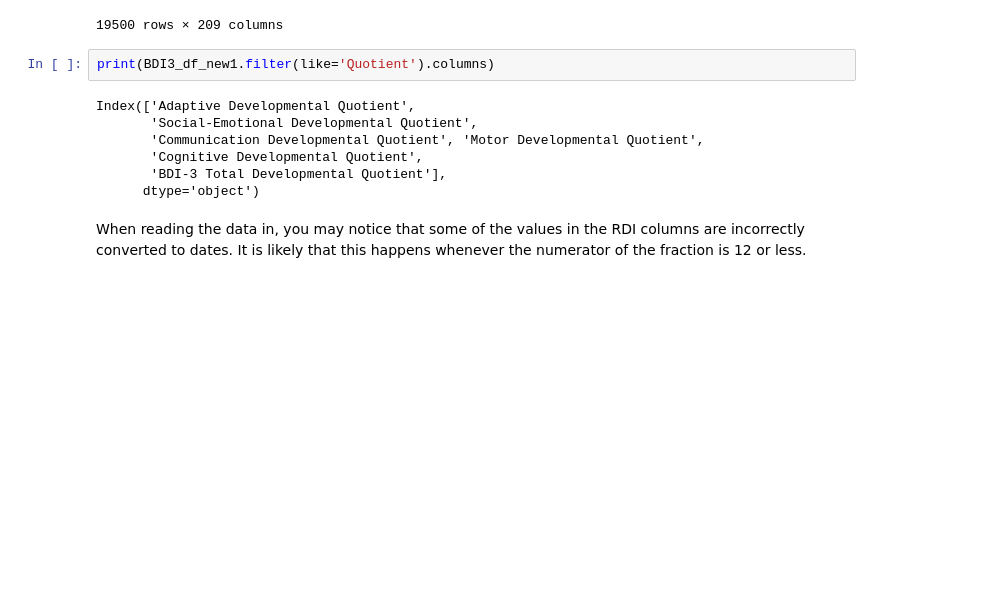
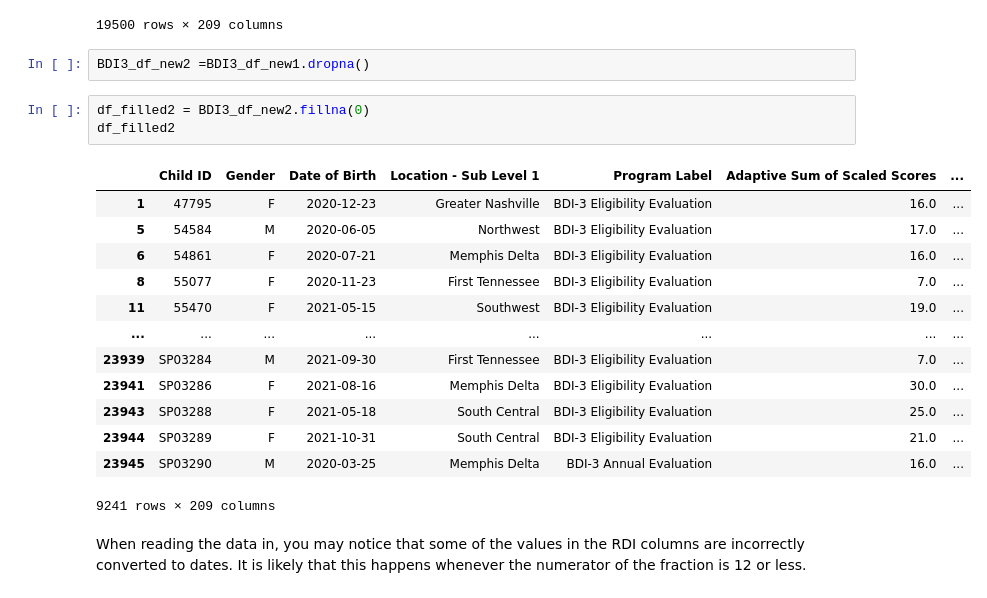
Before and after one commit to NSS-Data-Analytics-Cohort-10/teis-bullmastiff, a Jupyter notebook: notebooks/TEIS BDI.ipynb, the cells around one changed output. Cells and saved outputs as stored; diff of their text form; blank space fills up the shorter version.

```diff
--- a/notebooks/TEIS BDI.ipynb
+++ b/notebooks/TEIS BDI.ipynb
@@ -79,15 +79,25 @@ BDI3_df_new1
 | 23945 | SP03290 | M | 2020-03-25 | Memphis Delta | BDI-3 Annual Evaluation | 16.0 | ... |
 | 23946 | SP03291 | M | 2023-09-18 | Greater Nashville | BDI-3 Eligibility Evaluation | 11.0 | ... |
 19500 rows × 209 columns
-# %%
-print(BDI3_df_new1.filter(like='Quotient').columns)
-# %% [output]
-Index(['Adaptive Developmental Quotient',
-       'Social-Emotional Developmental Quotient',
-       'Communication Developmental Quotient', 'Motor Developmental Quotient',
-       'Cognitive Developmental Quotient',
-       'BDI-3 Total Developmental Quotient'],
-      dtype='object')
+# %%
+BDI3_df_new2 =BDI3_df_new1.dropna()
+# %%
+df_filled2 = BDI3_df_new2.fillna(0)
+df_filled2
+# %% [output]
+|  | Child ID | Gender | Date of Birth | Location - Sub Level 1 | Program Label | Adaptive Sum of Scaled Scores | ... |
+| 1 | 47795 | F | 2020-12-23 | Greater Nashville | BDI-3 Eligibility Evaluation | 16.0 | ... |
+| 5 | 54584 | M | 2020-06-05 | Northwest | BDI-3 Eligibility Evaluation | 17.0 | ... |
+| 6 | 54861 | F | 2020-07-21 | Memphis Delta | BDI-3 Eligibility Evaluation | 16.0 | ... |
+| 8 | 55077 | F | 2020-11-23 | First Tennessee | BDI-3 Eligibility Evaluation | 7.0 | ... |
+| 11 | 55470 | F | 2021-05-15 | Southwest | BDI-3 Eligibility Evaluation | 19.0 | ... |
+| ... | ... | ... | ... | ... | ... | ... | ... |
+| 23939 | SP03284 | M | 2021-09-30 | First Tennessee | BDI-3 Eligibility Evaluation | 7.0 | ... |
+| 23941 | SP03286 | F | 2021-08-16 | Memphis Delta | BDI-3 Eligibility Evaluation | 30.0 | ... |
+| 23943 | SP03288 | F | 2021-05-18 | South Central | BDI-3 Eligibility Evaluation | 25.0 | ... |
+| 23944 | SP03289 | F | 2021-10-31 | South Central | BDI-3 Eligibility Evaluation | 21.0 | ... |
+| 23945 | SP03290 | M | 2020-03-25 | Memphis Delta | BDI-3 Annual Evaluation | 16.0 | ... |
+9241 rows × 209 columns
 # %% [markdown]
 When reading the data in, you may notice that some of the values in the RDI columns are incorrectly converted to dates.
 It is likely that this happens whenever the numerator of the fraction is 12 or less.
```
Also changed, not shown: parts of 40 cells of this notebook.
